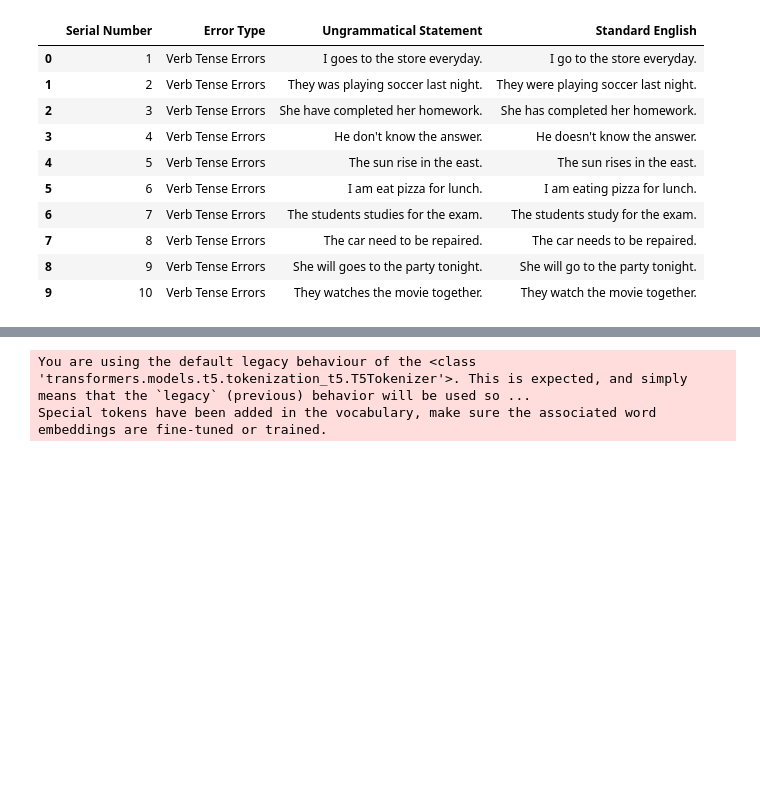
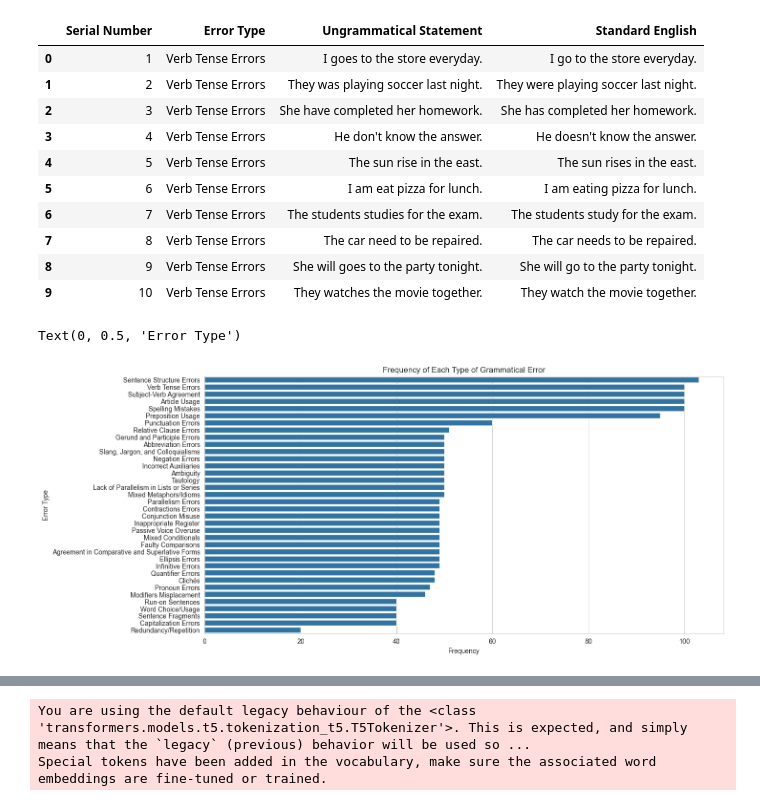
Before and after one commit to KokTeng00/grammar_correction, a Jupyter notebook: grammar_correction.ipynb, the cells around one changed output, grey strips where cells are left out. Cells and saved outputs as stored; diff of their text form; code cells hidden in the pictures; blank space fills up the shorter version.

```diff
--- a/grammar_correction.ipynb
+++ b/grammar_correction.ipynb
@@ -30,3 +34,14 @@ text_df.head(10)
 | 7 | 8 | Verb Tense Errors | The car need to be repaired. | The car needs to be repaired. |
 | 8 | 9 | Verb Tense Errors | She will goes to the party tonight. | She will go to the party tonight. |
 | 9 | 10 | Verb Tense Errors | They watches the movie together. | They watch the movie together. |
+# %%
+# display the shape of the dataset to understand the number of rows and columns in the dataset
+sns.set_style("whitegrid")
+plt.figure(figsize=(14, 7))
+error_type_plot = sns.countplot(y=text_df['Error Type'], order=text_df['Error Type'].value_counts().index)
+error_type_plot.set_title('Frequency of Each Type of Grammatical Error')
+error_type_plot.set_xlabel('Frequency')
+error_type_plot.set_ylabel('Error Type')
+# %% [output]
+Text(0, 0.5, 'Error Type')
+[figure, added]
```
Also changed, not shown: parts of 9 cells of this notebook.
